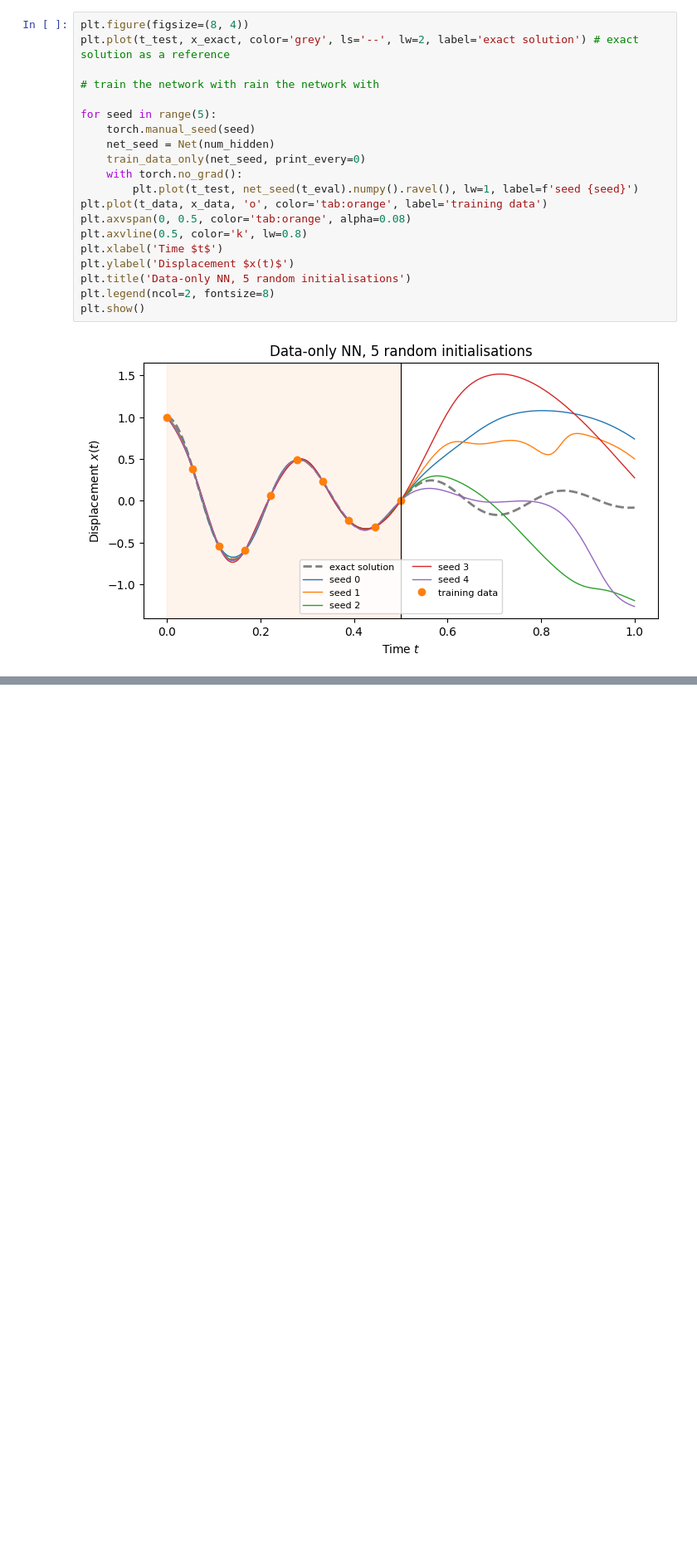
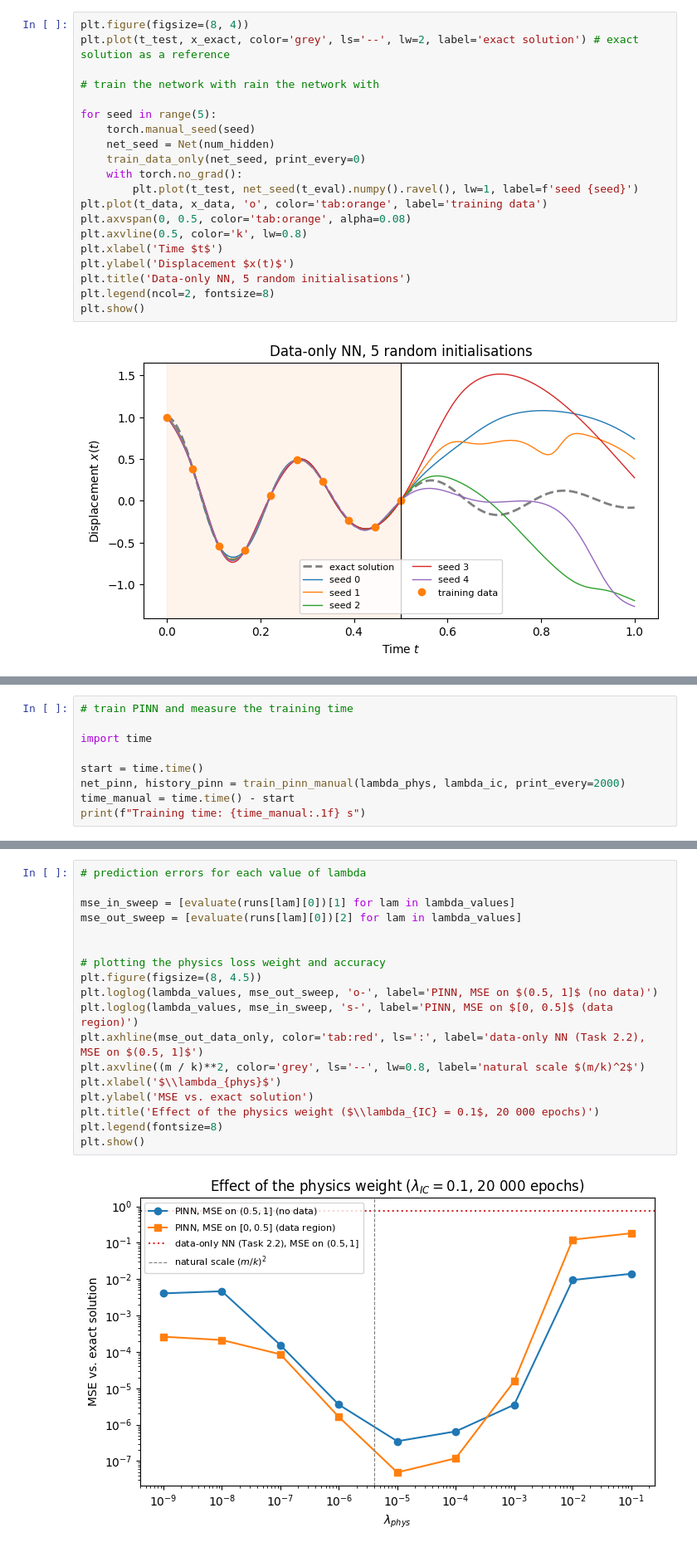
Before and after one commit to mu-10/02456_PINNs, a Jupyter notebook: task2.ipynb, the cells around one changed output, grey strips where cells are left out. Shown at 83% size. Cells and saved outputs as stored; diff of their text form; blank space fills up the shorter version.

```diff
--- a/task2.ipynb
+++ b/task2.ipynb
@@ -191,0 +463,9 @@ plt.show()
+# %%
+# train PINN and measure the training time
+
+import time
+
+start = time.time()
+net_pinn, history_pinn = train_pinn_manual(lambda_phys, lambda_ic, print_every=2000)
+time_manual = time.time() - start
+print(f"Training time: {time_manual:.1f} s")
@@ -191,0 +554,20 @@ plt.show()
+# %%
+# prediction errors for each value of lambda
+
+mse_in_sweep = [evaluate(runs[lam][0])[1] for lam in lambda_values]
+mse_out_sweep = [evaluate(runs[lam][0])[2] for lam in lambda_values]
+
+
+# plotting the physics loss weight and accuracy
+plt.figure(figsize=(8, 4.5))
+plt.loglog(lambda_values, mse_out_sweep, 'o-', label='PINN, MSE on $(0.5, 1]$ (no data)')
+plt.loglog(lambda_values, mse_in_sweep, 's-', label='PINN, MSE on $[0, 0.5]$ (data region)')
+plt.axhline(mse_out_data_only, color='tab:red', ls=':', label='data-only NN (Task 2.2), MSE on $(0.5, 1]$')
+plt.axvline((m / k)**2, color='grey', ls='--', lw=0.8, label='natural scale $(m/k)^2$')
+plt.xlabel('$\\lambda_{phys}$')
+plt.ylabel('MSE vs. exact solution')
+plt.title('Effect of the physics weight ($\\lambda_{IC} = 0.1$, 20 000 epochs)')
+plt.legend(fontsize=8)
+plt.show()
+# %% [output]
+[figure, added]
```
Also changed, not shown: parts of 23 cells of this notebook.
